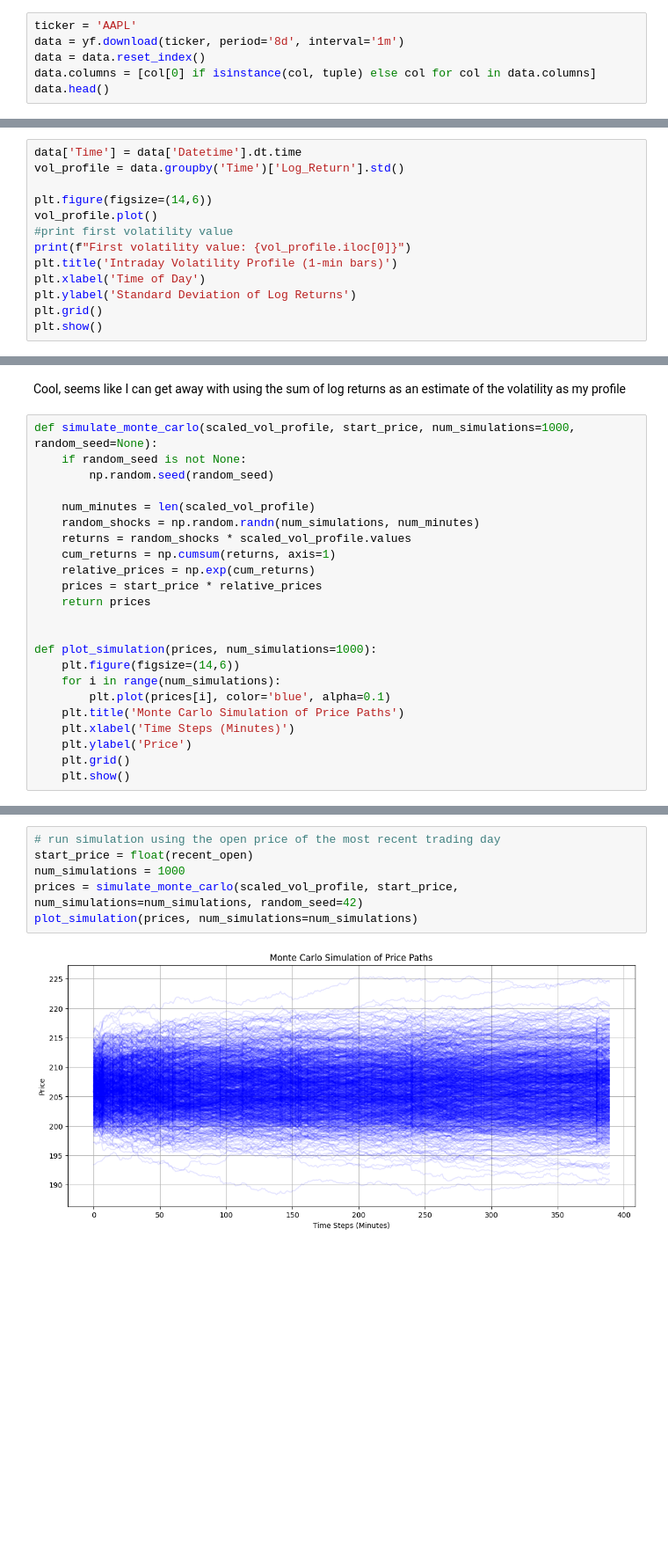
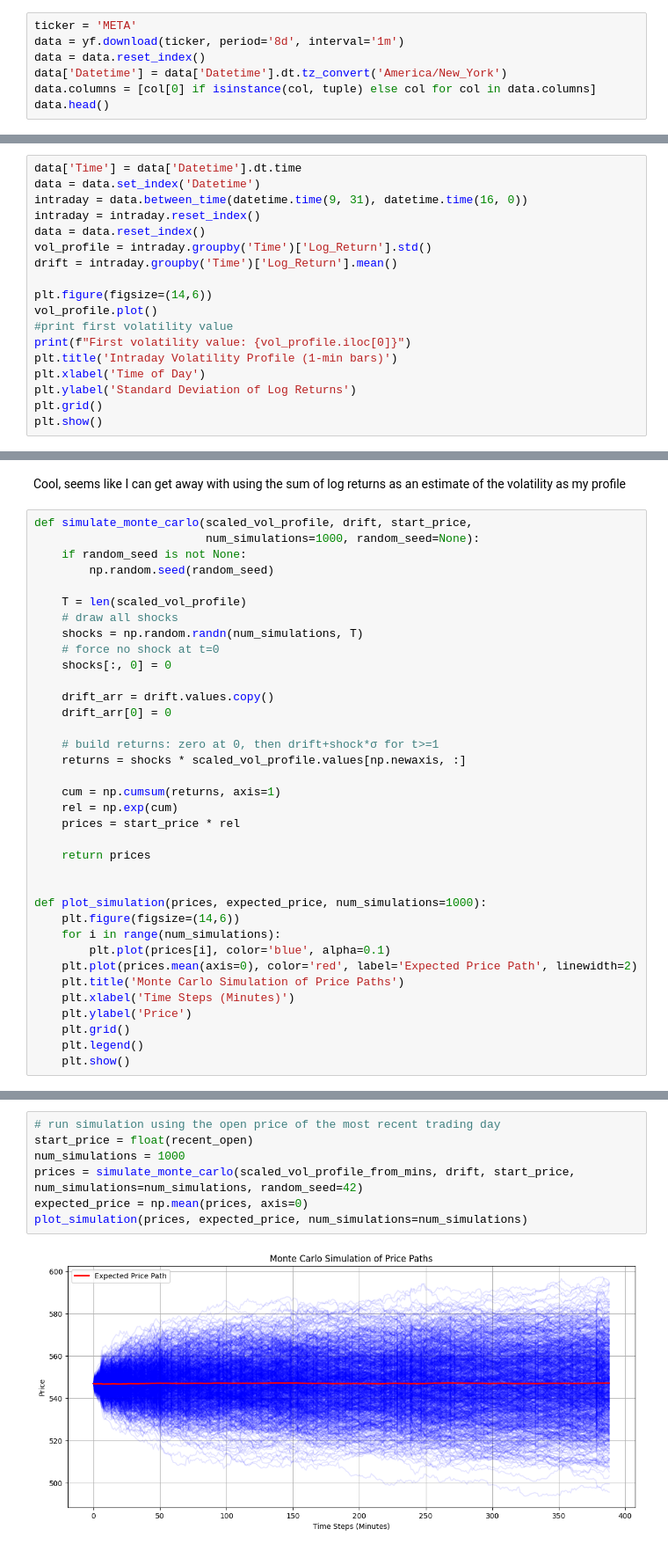
Before and after one commit to OriSavir/MonteMarkets, a Jupyter notebook: notebooks/eda.ipynb, the cells around one changed output, grey strips where cells are left out. Shown at 88% size. Drawn from its saved outputs; the diff is of its cells as text; blank space fills up the shorter version.

```diff
--- a/notebooks/eda.ipynb
+++ b/notebooks/eda.ipynb
@@ -8,9 +8,10 @@ import yfinance as yf
 import datetime
 from arch import arch_model
 # %%
-ticker = 'AAPL'
+ticker = 'META'
 data = yf.download(ticker, period='8d', interval='1m')
 data = data.reset_index()
+data['Datetime'] = data['Datetime'].dt.tz_convert('America/New_York')
 data.columns = [col[0] if isinstance(col, tuple) else col for col in data.columns]
 data.head()
 # %% [output]
@@ -46,6 +51,11 @@ Index(['Datetime', 'Close', 'High', 'Low', 'Open', 'Volume', 'Return',
 # %%
 data['Time'] = data['Datetime'].dt.time
-vol_profile = data.groupby('Time')['Log_Return'].std()
+data = data.set_index('Datetime')
+intraday = data.between_time(datetime.time(9, 31), datetime.time(16, 0))
+intraday = intraday.reset_index()
+data = data.reset_index()
+vol_profile = intraday.groupby('Time')['Log_Return'].std()
+drift = intraday.groupby('Time')['Log_Return'].mean()
 
 plt.figure(figsize=(14,6))
 vol_profile.plot()
@@ -160,27 +205,40 @@ plt.show()
 # %% [markdown]
 Cool, seems like I can get away with using the sum of log returns as an estimate of the volatility as my profile
 # %%
-def simulate_monte_carlo(scaled_vol_profile, start_price, num_simulations=1000, random_seed=None):
+def simulate_monte_carlo(scaled_vol_profile, drift, start_price,
+                         num_simulations=1000, random_seed=None):
     if random_seed is not None:
         np.random.seed(random_seed)
 
-    num_minutes = len(scaled_vol_profile)
-    random_shocks = np.random.randn(num_simulations, num_minutes)
-    returns = random_shocks * scaled_vol_profile.values
-    cum_returns = np.cumsum(returns, axis=1)
-    relative_prices = np.exp(cum_returns)
-    prices = start_price * relative_prices
+    T = len(scaled_vol_profile)
+    # draw all shocks
+    shocks = np.random.randn(num_simulations, T)
+    # force no shock at t=0
+    shocks[:, 0] = 0
+
+    drift_arr = drift.values.copy()
+    drift_arr[0] = 0
+
+    # build returns: zero at 0, then drift+shock*σ for t>=1
+    returns = shocks * scaled_vol_profile.values[np.newaxis, :]
+
+    cum = np.cumsum(returns, axis=1)
+    rel = np.exp(cum)
+    prices = start_price * rel
+
     return prices
 
 
-def plot_simulation(prices, num_simulations=1000):
+def plot_simulation(prices, expected_price, num_simulations=1000):
     plt.figure(figsize=(14,6))
     for i in range(num_simulations):
         plt.plot(prices[i], color='blue', alpha=0.1)
+    plt.plot(prices.mean(axis=0), color='red', label='Expected Price Path', linewidth=2)
     plt.title('Monte Carlo Simulation of Price Paths')
     plt.xlabel('Time Steps (Minutes)')
     plt.ylabel('Price')
     plt.grid()
+    plt.legend()
     plt.show()
 # %%
 today = datetime.date.today()
@@ -217,11 +282,12 @@ Name: 4, dtype: float64
 # %%
 # run simulation using the open price of the most recent trading day
 start_price = float(recent_open)
 num_simulations = 1000
-prices = simulate_monte_carlo(scaled_vol_profile, start_price, num_simulations=num_simulations, random_seed=42)
-plot_simulation(prices, num_simulations=num_simulations)
+prices = simulate_monte_carlo(scaled_vol_profile_from_mins, drift, start_price, num_simulations=num_simulations, random_seed=42)
+expected_price = np.mean(prices, axis=0)
+plot_simulation(prices, expected_price, num_simulations=num_simulations)
 # %% [output]
-[figure, old version]
+[figure, new version]
 # %%
 # get 95 percent confidence interval for close out of the simulations
 lower_bound = np.percentile(prices[:, -1], 2.5)
```
Also changed, not shown: parts of 19 cells of this notebook, 2 other files.
